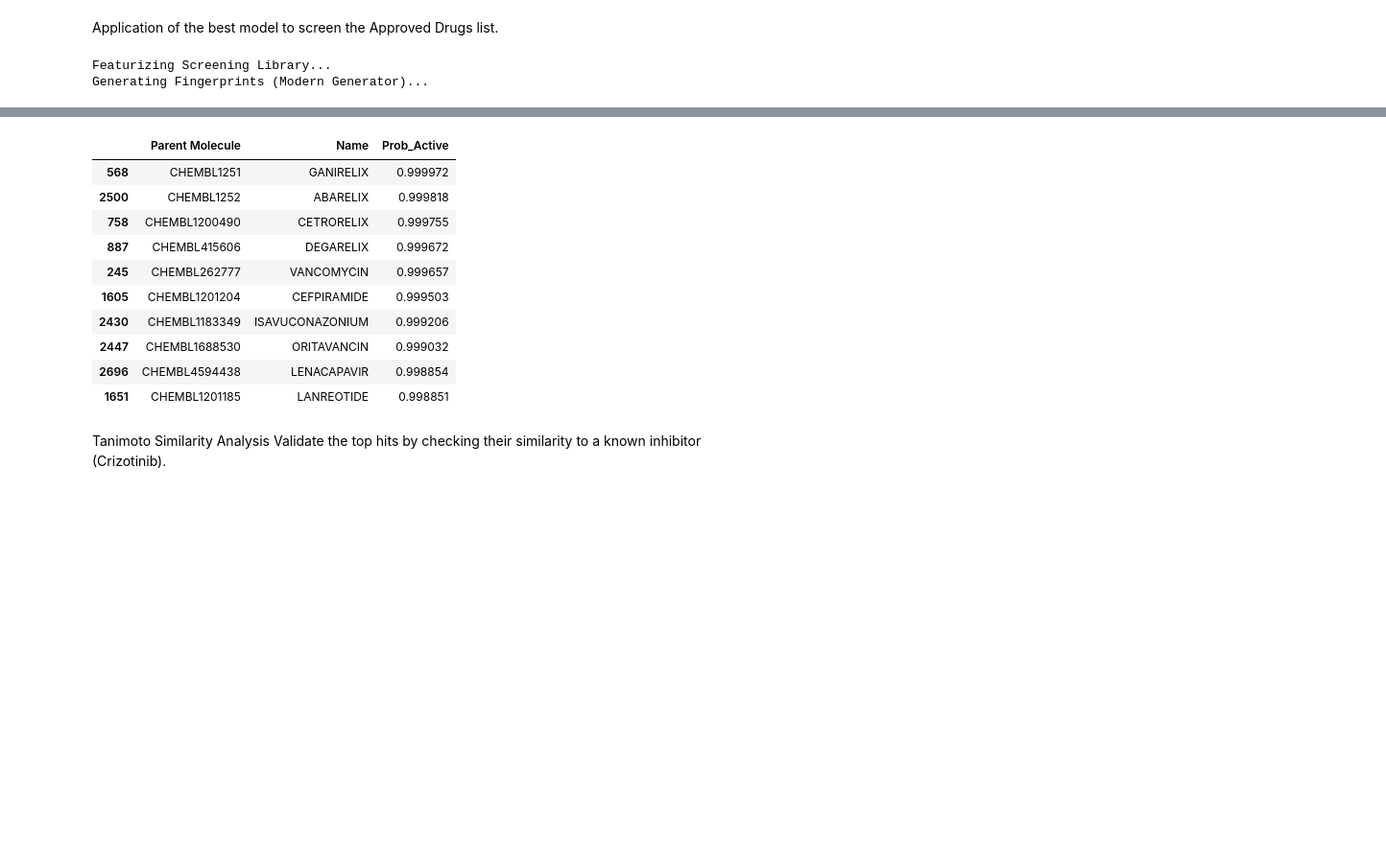
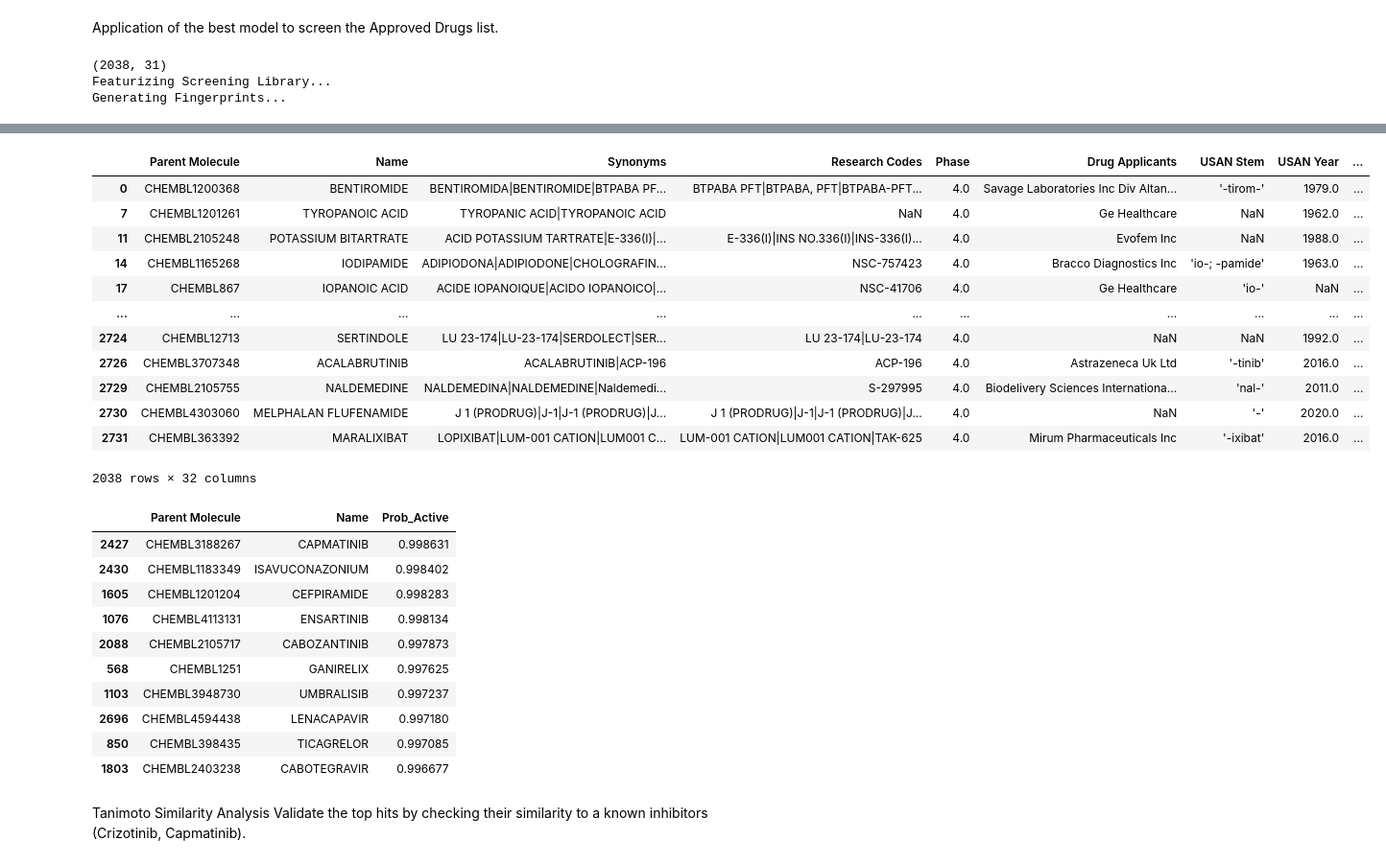
Before and after one commit to monikagiemela/drug_repurposing, a Jupyter notebook: drug_repurposing.ipynb, the cells around one changed output, grey strips where cells are left out. Shown: that part at 96% size. Cells and saved outputs as stored; diff of their text form; code cells hidden in the pictures; blank space fills up the shorter version.

```diff
--- a/drug_repurposing.ipynb
+++ b/drug_repurposing.ipynb
@@ -353,28 +357,36 @@ XGBoost        0.915966  0.951524  0.637182  0.923075
 # %% [markdown]
 Application of the best model to screen the Approved Drugs list.
 # %%
+import pandas as pd
+
 # Load approved drugs
-approved_df = pd.read_csv('chembl_approved_drugs.csv', sep=';')
+approved_df = pd.read_csv('/content/drive/MyDrive/IU/drug_repurposing/chembl_approved_drugs.csv', sep=';')
 screen_df = pd.DataFrame(approved_df)
-screen_df.head()
-# Calculate Fingerprints for Screening Library
+screen_df = screen_df[screen_df["Smiles"].notna()] # Remove NaNs
+print(screen_df.shape)
+
+# Calculate fingerprints for screening library
 print("Featurizing Screening Library...")
 X_screen_ecfp, X_screen_maccs, valid_screen_idx = calculate_fingerprints(screen_df['Smiles'])
 X_screen = np.hstack((X_screen_ecfp, X_screen_maccs))
 
-# Predict with Best Model
-best_model = models['XGBoost']
+# Ensure 'Smiles' column is string type and handle potential NaNs
+screen_df['Smiles'] = screen_df['Smiles'].astype(str)
+
+# Predict with best model
+best_model = best_models['XGBoost']
 probs = best_model.predict_proba(X_screen)[:, 1]
 
-# Add Predictions to DataFrame
+# Add predictions to dataFrame
 screen_df = screen_df.iloc[valid_screen_idx].copy()
 screen_df['Prob_Active'] = probs
 # screen_df.shape
-# screen_df.head()
+display(screen_df)
 
-# Sort by Probability (Highest first)
+# Sort by probability (highest first)
 top_candidates = screen_df.sort_values(by='Prob_Active', ascending=False).head(10)
 top_candidates[['Parent Molecule', 'Name', 'Prob_Active']]
 # %% [output]
+(2038, 31)
 Featurizing Screening Library...
-Generating Fingerprints (Modern Generator)...
+Generating Fingerprints...
@@ -385,15 +397,28 @@ Generating Fingerprints (Modern Generator)...
-|  | Parent Molecule | Name | Prob_Active |
-| 568 | CHEMBL1251 | GANIRELIX | 0.999972 |
-| 2500 | CHEMBL1252 | ABARELIX | 0.999818 |
-| 758 | CHEMBL1200490 | CETRORELIX | 0.999755 |
-| 887 | CHEMBL415606 | DEGARELIX | 0.999672 |
-| 245 | CHEMBL262777 | VANCOMYCIN | 0.999657 |
-| 1605 | CHEMBL1201204 | CEFPIRAMIDE | 0.999503 |
-| 2430 | CHEMBL1183349 | ISAVUCONAZONIUM | 0.999206 |
-| 2447 | CHEMBL1688530 | ORITAVANCIN | 0.999032 |
-| 2696 | CHEMBL4594438 | LENACAPAVIR | 0.998854 |
-| 1651 | CHEMBL1201185 | LANREOTIDE | 0.998851 |
+|  | Parent Molecule | Name | Synonyms | Research Codes | Phase | Drug Applicants | USAN Stem | USAN Year | ... |
+| 0 | CHEMBL1200368 | BENTIROMIDE | BENTIROMIDA|BENTIROMIDE|BTPABA PF... | BTPABA PFT|BTPABA, PFT|BTPABA-PFT... | 4.0 | Savage Laboratories Inc Div Altan... | '-tirom-' | 1979.0 | ... |
+| 7 | CHEMBL1201261 | TYROPANOIC ACID | TYROPANIC ACID|TYROPANOIC ACID | NaN | 4.0 | Ge Healthcare | NaN | 1962.0 | ... |
+| 11 | CHEMBL2105248 | POTASSIUM BITARTRATE | ACID POTASSIUM TARTRATE|E-336(I)|... | E-336(I)|INS NO.336(I)|INS-336(I)... | 4.0 | Evofem Inc | NaN | 1988.0 | ... |
+| 14 | CHEMBL1165268 | IODIPAMIDE | ADIPIODONA|ADIPIODONE|CHOLOGRAFIN... | NSC-757423 | 4.0 | Bracco Diagnostics Inc | 'io-; -pamide' | 1963.0 | ... |
+| 17 | CHEMBL867 | IOPANOIC ACID | ACIDE IOPANOIQUE|ACIDO IOPANOICO|... | NSC-41706 | 4.0 | Ge Healthcare | 'io-' | NaN | ... |
+| ... | ... | ... | ... | ... | ... | ... | ... | ... | ... |
+| 2724 | CHEMBL12713 | SERTINDOLE | LU 23-174|LU-23-174|SERDOLECT|SER... | LU 23-174|LU-23-174 | 4.0 | NaN | NaN | 1992.0 | ... |
+| 2726 | CHEMBL3707348 | ACALABRUTINIB | ACALABRUTINIB|ACP-196 | ACP-196 | 4.0 | Astrazeneca Uk Ltd | '-tinib' | 2016.0 | ... |
+| 2729 | CHEMBL2105755 | NALDEMEDINE | NALDEMEDINA|NALDEMEDINE|Naldemedi... | S-297995 | 4.0 | Biodelivery Sciences Internationa... | 'nal-' | 2011.0 | ... |
+| 2730 | CHEMBL4303060 | MELPHALAN FLUFENAMIDE | J 1 (PRODRUG)|J-1|J-1 (PRODRUG)|J... | J 1 (PRODRUG)|J-1|J-1 (PRODRUG)|J... | 4.0 | NaN | '-' | 2020.0 | ... |
+| 2731 | CHEMBL363392 | MARALIXIBAT | LOPIXIBAT|LUM-001 CATION|LUM001 C... | LUM-001 CATION|LUM001 CATION|TAK-625 | 4.0 | Mirum Pharmaceuticals Inc | '-ixibat' | 2016.0 | ... |
+2038 rows × 32 columns
+|  | Parent Molecule | Name | Prob_Active |
+| 2427 | CHEMBL3188267 | CAPMATINIB | 0.998631 |
+| 2430 | CHEMBL1183349 | ISAVUCONAZONIUM | 0.998402 |
+| 1605 | CHEMBL1201204 | CEFPIRAMIDE | 0.998283 |
+| 1076 | CHEMBL4113131 | ENSARTINIB | 0.998134 |
+| 2088 | CHEMBL2105717 | CABOZANTINIB | 0.997873 |
+| 568 | CHEMBL1251 | GANIRELIX | 0.997625 |
+| 1103 | CHEMBL3948730 | UMBRALISIB | 0.997237 |
+| 2696 | CHEMBL4594438 | LENACAPAVIR | 0.997180 |
+| 850 | CHEMBL398435 | TICAGRELOR | 0.997085 |
+| 1803 | CHEMBL2403238 | CABOTEGRAVIR | 0.996677 |
 # %% [markdown]
 Tanimoto Similarity Analysis
-Validate the top hits by checking their similarity to a known inhibitor (Crizotinib).
+Validate the top hits by checking their similarity to a known inhibitors (Crizotinib, Capmatinib).
 # %%
```
Also changed, not shown: parts of 8 cells of this notebook.
